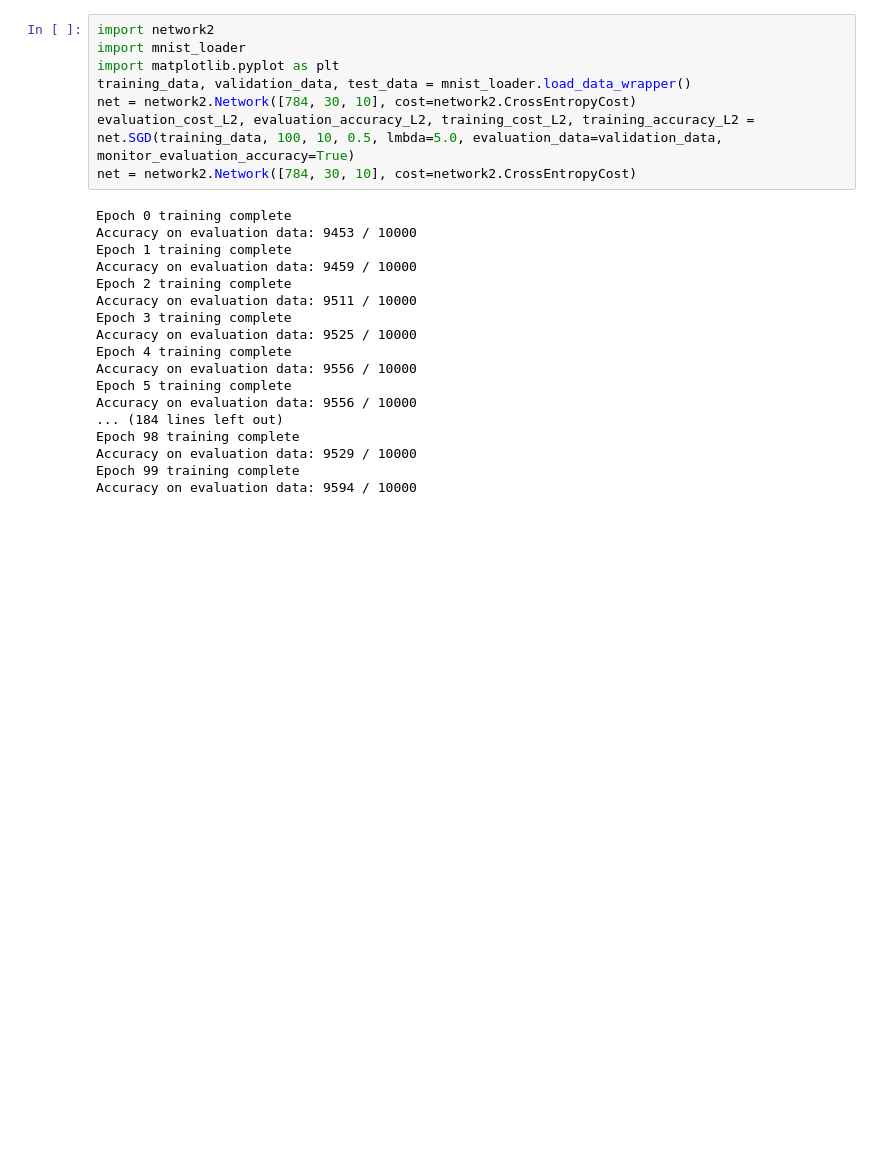
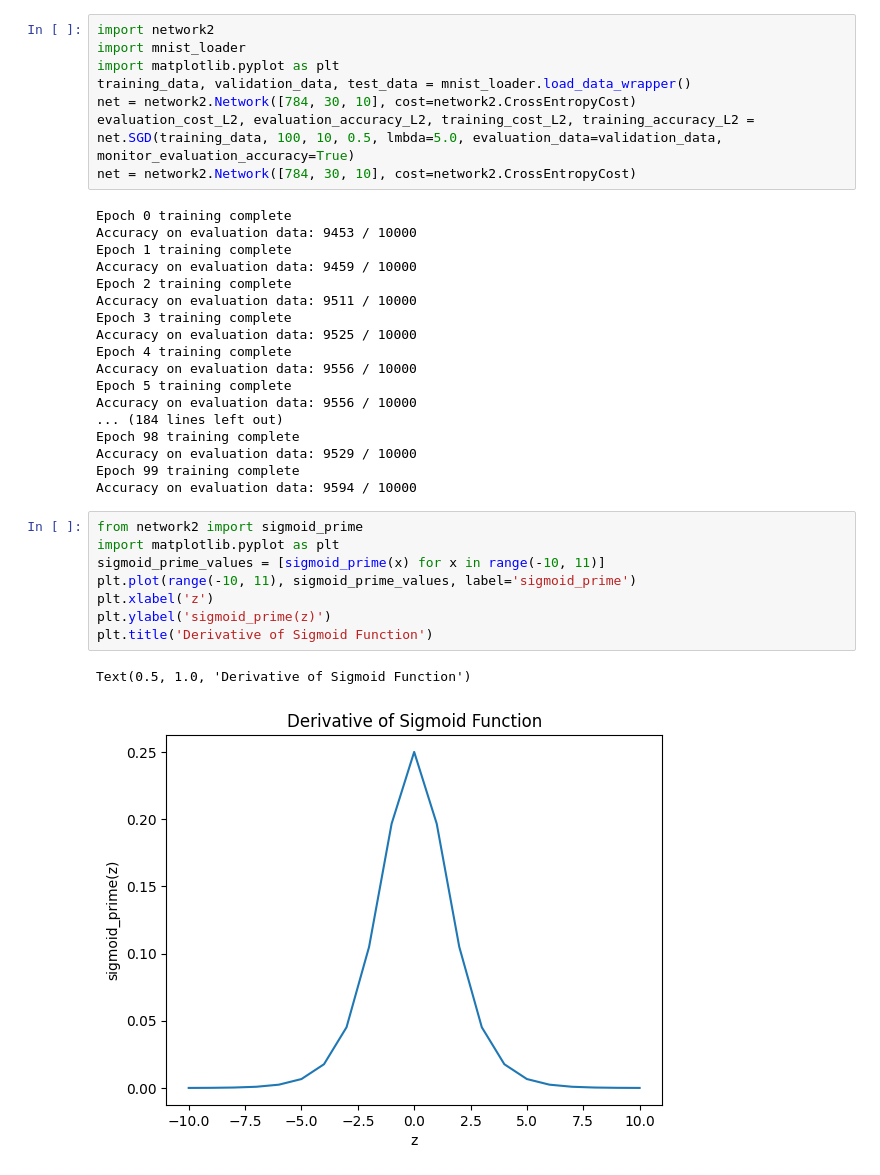
Before and after one commit to zamanmiraz/DSandML-Notebooks, a Jupyter notebook: NN_from_scratch/NN_from_Scratch.ipynb, the cells around one changed output. Drawn from its saved outputs; the diff is of its cells as text; blank space fills up the shorter version.

```diff
--- a/NN_from_scratch/NN_from_Scratch.ipynb
+++ b/NN_from_scratch/NN_from_Scratch.ipynb
@@ -302,3 +302,14 @@ Epoch 98 training complete
 Accuracy on evaluation data: 9529 / 10000
 Epoch 99 training complete
 Accuracy on evaluation data: 9594 / 10000
+# %%
+from network2 import sigmoid_prime
+import matplotlib.pyplot as plt
+sigmoid_prime_values = [sigmoid_prime(x) for x in range(-10, 11)]
+plt.plot(range(-10, 11), sigmoid_prime_values, label='sigmoid_prime')
+plt.xlabel('z')
+plt.ylabel('sigmoid_prime(z)')
+plt.title('Derivative of Sigmoid Function')
+# %% [output]
+Text(0.5, 1.0, 'Derivative of Sigmoid Function')
+[figure, added]
```
Also changed, not shown: parts of 1 cell of this notebook, 2 other files.
